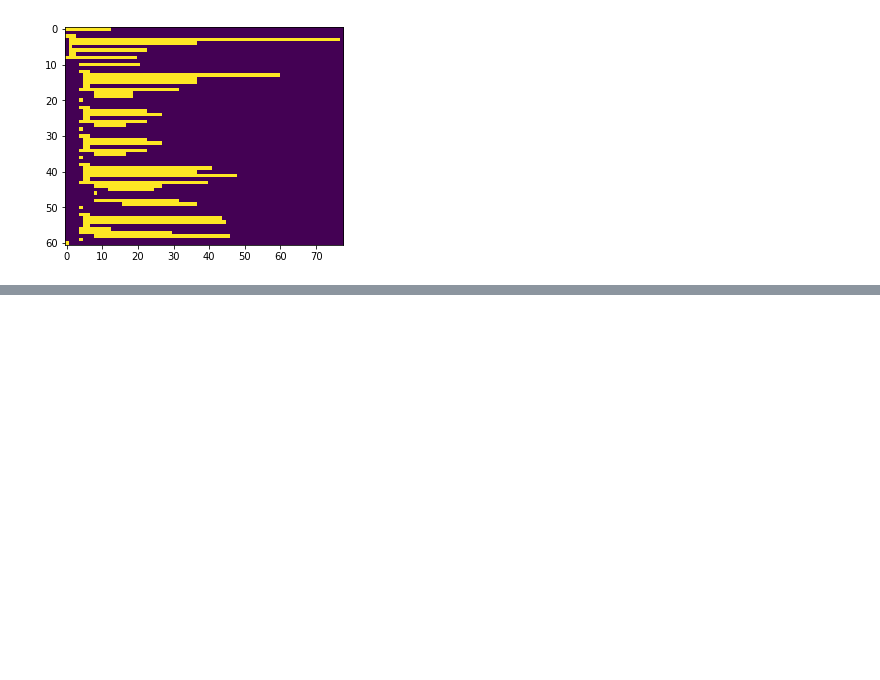
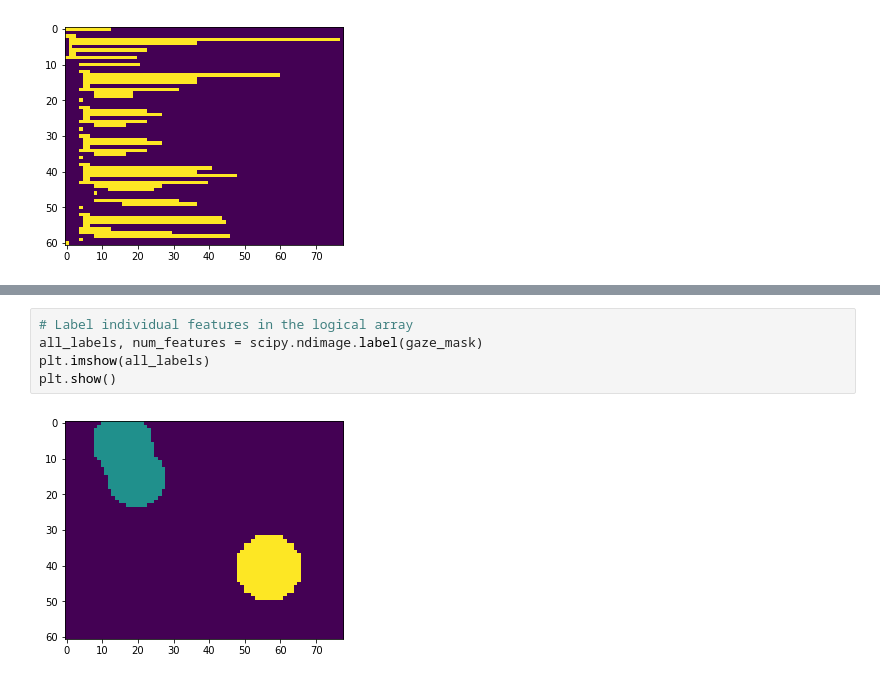
Before and after one commit to ianbtr/iTrace-post, a Jupyter notebook: examples/aoi_generation.ipynb, the cells around one changed output, grey strips where cells are left out. Drawn from its saved outputs; the diff is of its cells as text; blank space fills up the shorter version.

```diff
--- a/examples/aoi_generation.ipynb
+++ b/examples/aoi_generation.ipynb
@@ -41,0 +75,7 @@ You can match a fixation to any of these areas by checking the value in the `all
+# %%
+# Label individual features in the logical array
+all_labels, num_features = scipy.ndimage.label(gaze_mask)
+plt.imshow(all_labels)
+plt.show()
+# %% [output]
+[figure, added]
```
Also changed, not shown: parts of 18 cells of this notebook, 3 other files.
